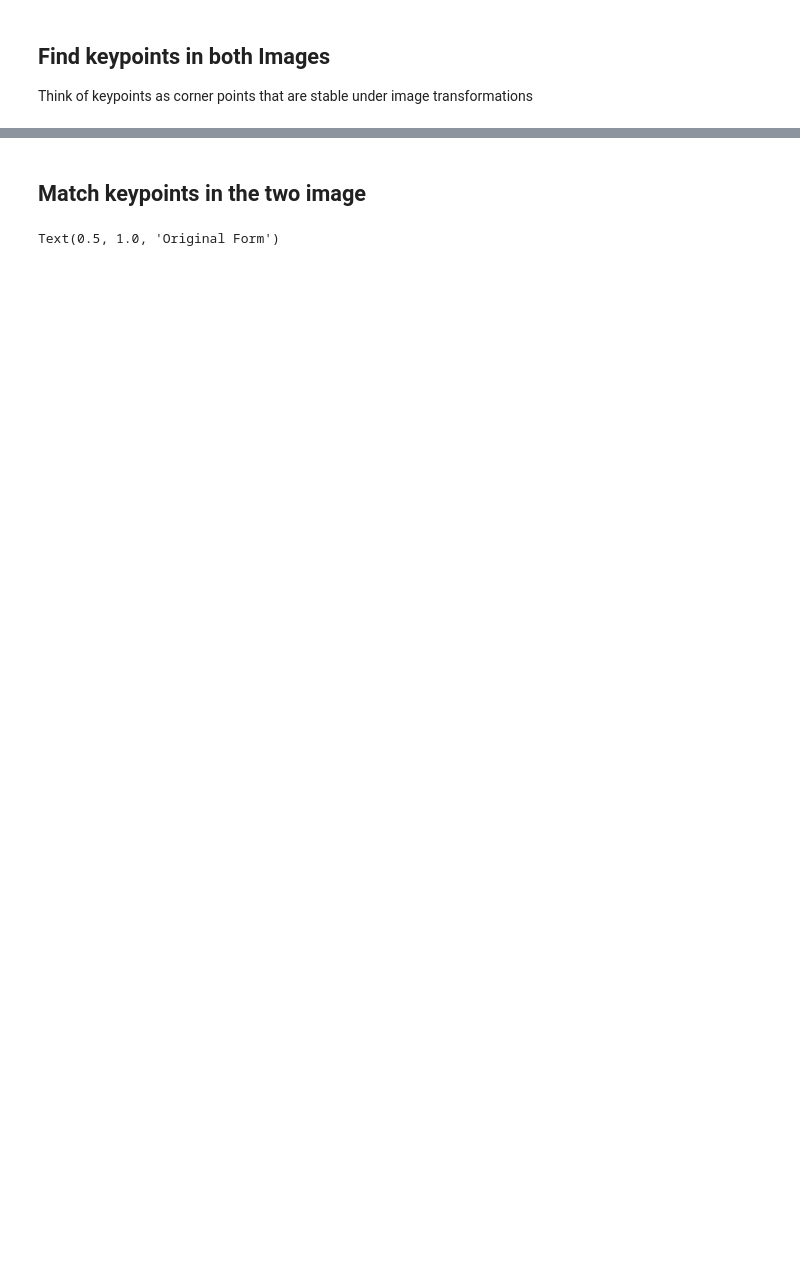
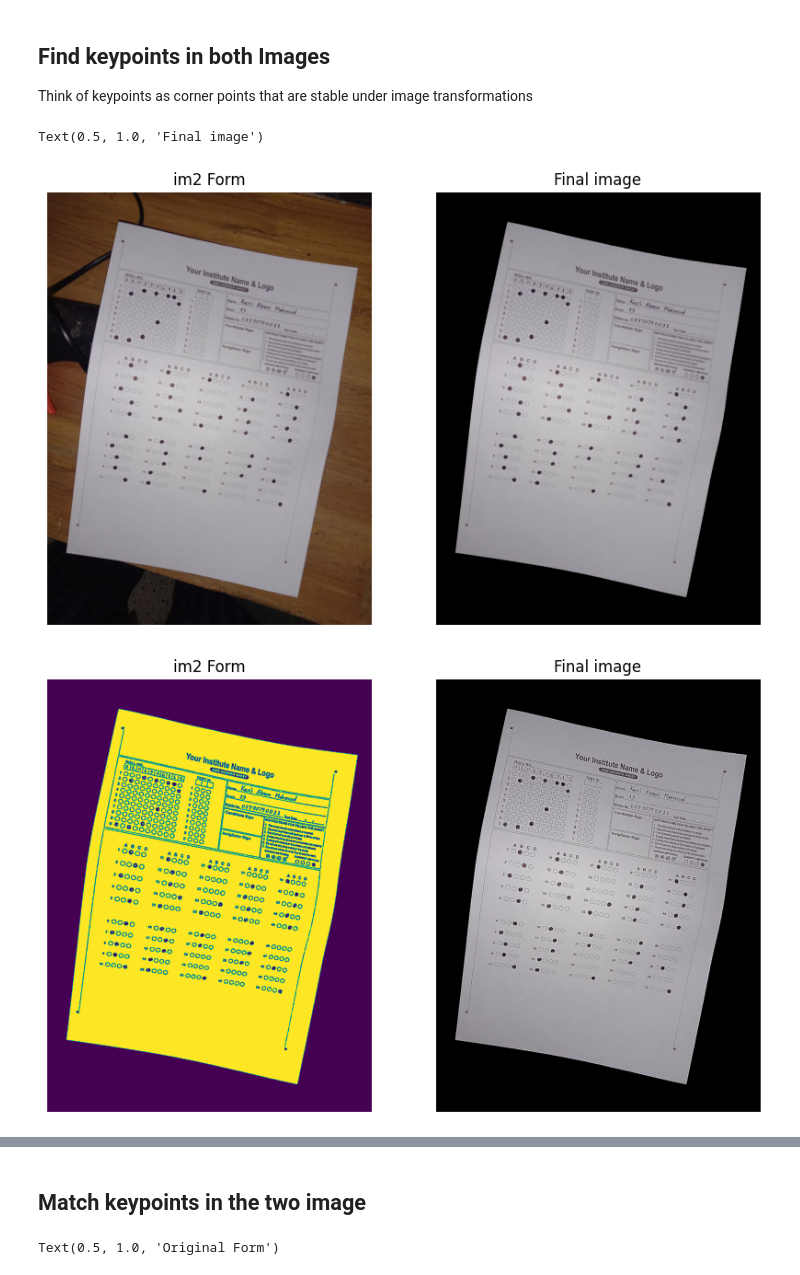
Before and after one commit to AbrarMahmud/EEE_447, a Jupyter notebook: src/Image_Registration_1906112_me.ipynb, the cells around one changed output, grey strips where cells are left out. Drawn from its saved outputs; the diff is of its cells as text; code cells hidden in the pictures; blank space fills up the shorter version.

```diff
--- a/src/Image_Registration_1906112_me.ipynb
+++ b/src/Image_Registration_1906112_me.ipynb
@@ -107,6 +124,61 @@ Text(0.5, 1.0, 'Scanned Form')
 ## Find keypoints in both Images
 
 Think of keypoints as corner points that are stable under image transformations
+# %%
+def mask_gen(image, lower_bound, upper_bound):
+    # Threshold the grayscale image
+    _, binary_image = cv2.threshold(image, lower_bound, upper_bound, cv2.THRESH_BINARY)
+
+    # Find contours
+    contours, _ = cv2.findContours(binary_image, cv2.RETR_EXTERNAL, cv2.CHAIN_APPROX_SIMPLE)
+
+    # Identify the largest contour
+    largest_contour = max(contours, key=cv2.contourArea, default=None)
+
+    mask = np.zeros_like(binary_image)
+    cv2.drawContours(mask, [largest_contour], 0, 255, thickness=cv2.FILLED)
+
+    return mask
+
+
+# Define intensity range for detection (adjust based on the intensity of the blob you want to detect)
+lower_bound = 120  # Example: lower bound for blob intensity
+upper_bound = 255  # Example: upper bound for blob intensity
+
+im2_gray = cv2.cvtColor(im2, cv2.COLOR_BGR2GRAY)
+# Find the largest blob
+msk = mask_gen(im2_gray, lower_bound, upper_bound)
+## Image enhancment:
+im2_adpt_thres = cv2.adaptiveThreshold(im2_gray, 255, cv2.ADAPTIVE_THRESH_MEAN_C, cv2.THRESH_BINARY, 11,6)
+# Applying mask
+im2_adpt_masked = cv2.bitwise_and(im2_adpt_thres,im2_adpt_thres, mask= msk)
+im2_masked = cv2.bitwise_and(im2,im2, mask= msk)
+
+
+plt.figure(figsize=[10, 10]);
+plt.subplot(121); plt.axis('off'); plt.imshow(im2); plt.title("im2 Form")
+plt.subplot(122); plt.axis('off'); plt.imshow(im2_masked); plt.title("Final image")
+
+def sharpen_image(image):
+    # Define a sharpening kernel
+    kernel = np.array([[-1, -1, -1],
+                       [-1, 9, -1],
+                       [-1, -1, -1]])
+
+    # Apply the kernel to the image using convolution
+    sharpened_image = cv2.filter2D(image, -1, kernel)
+
+    return sharpened_image
+sharpened_image1 = sharpen_image(im2_adpt_masked)
+sharpened_image2 = sharpen_image(im2_masked)
+
+plt.figure(figsize=[10, 10]);
+plt.subplot(121); plt.axis('off'); plt.imshow(sharpened_image1); plt.title("im2 Form")
+plt.subplot(122); plt.axis('off'); plt.imshow(sharpened_image2); plt.title("Final image")
+# %% [output]
+Text(0.5, 1.0, 'Final image')
+[figure, added]
+[figure, added]
 # %%
 # Convert images to grayscale
 im1_gray = cv2.cvtColor(im1, cv2.COLOR_BGR2GRAY)
```
Also changed, not shown: parts of 9 cells of this notebook.
